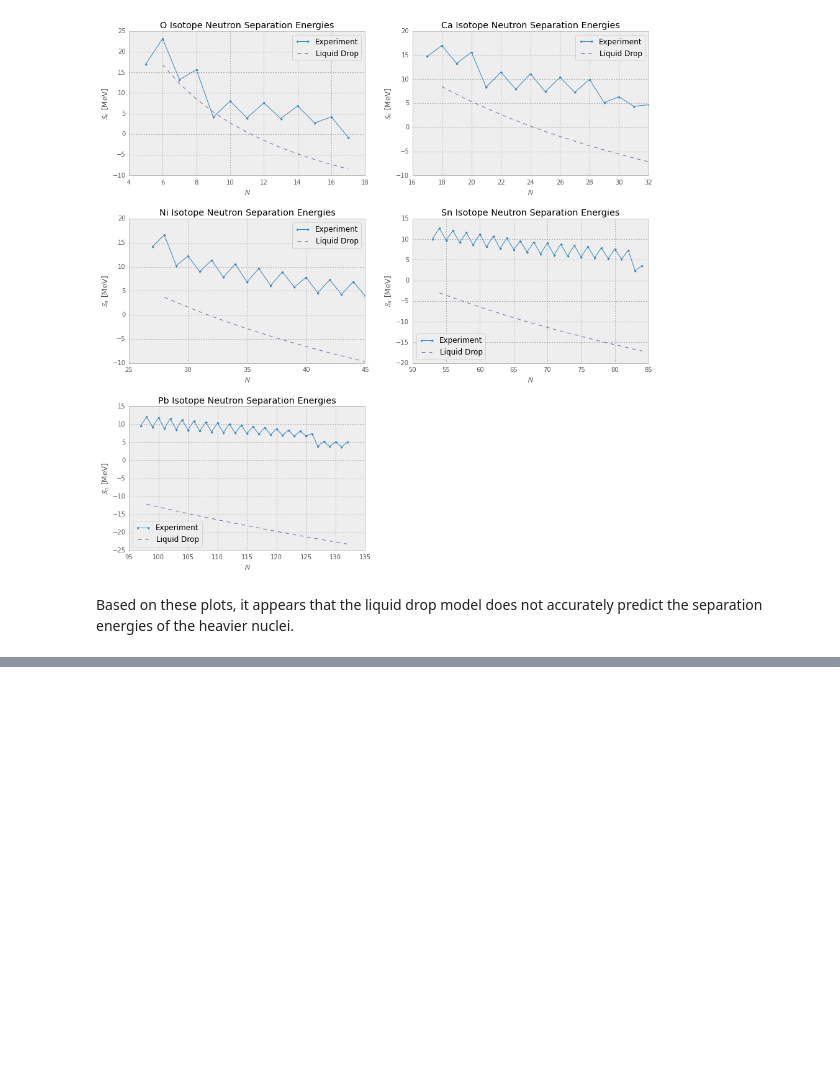
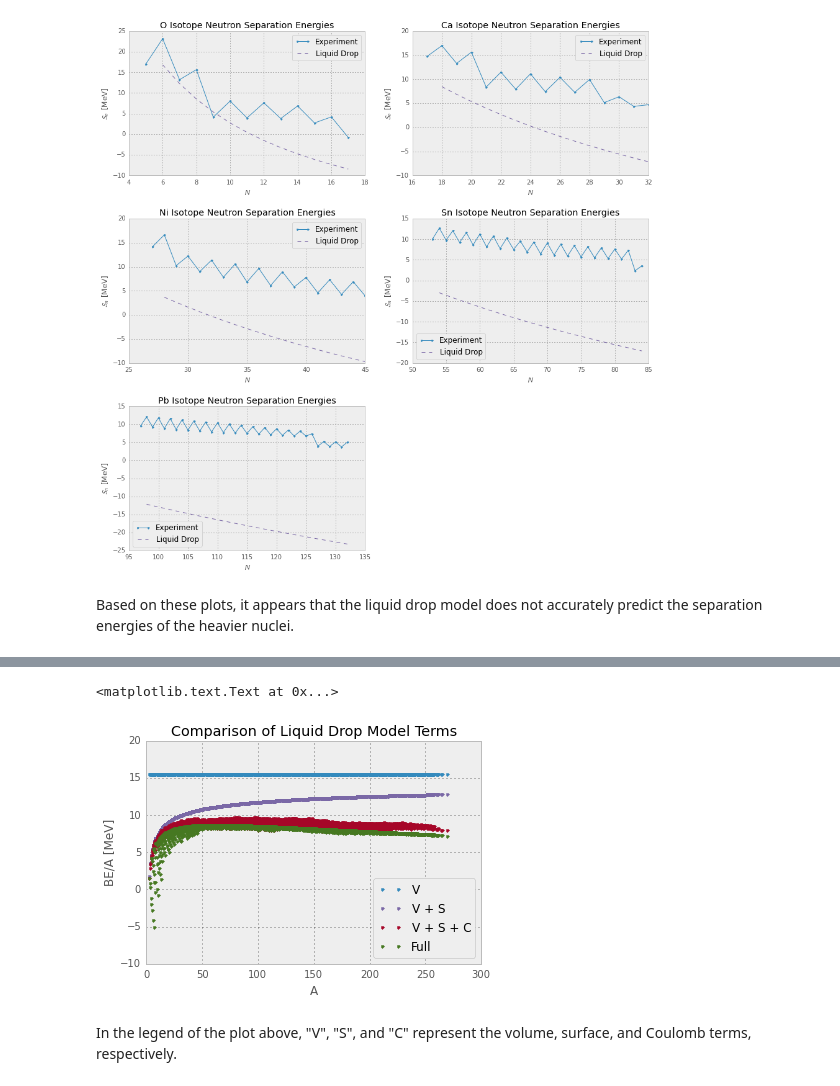
Before and after one commit to jbradt/structure_work, a Jupyter notebook: exercise_1/exercise_1.ipynb, the cells around one changed output, grey strips where cells are left out. Cells and saved outputs as stored; diff of their text form; code cells hidden in the pictures; blank space fills up the shorter version.

```diff
--- a/exercise_1/exercise_1.ipynb
+++ b/exercise_1/exercise_1.ipynb
@@ -109,0 +140,20 @@ Based on these plots, it appears that the liquid drop model does not accurately
+# %%
+zeroed_data = numpy.zeros((4, len(nzpairs), 2))
+for idx, p in enumerate(nzpairs):
+    x = p[0] + p[1]
+    zeroed_data[3, idx] = (x, ldrop_be(*p) / x)
+    zeroed_data[2, idx] = (x, ldrop_be(*p, a4=0) / x)
+    zeroed_data[1, idx] = (x, ldrop_be(*p, a3=0, a4=0) / x)
+    zeroed_data[0, idx] = (x, ldrop_be(*p, a2=0, a3=0, a4=0) / x)
+# %%
+for idx, data in enumerate(zeroed_data):
+    plt.plot(data[:,0], data[:,1], '.')
+plt.xlabel('A')
+plt.ylabel('BE/A [MeV]')
+plt.legend(('V', 'V + S', 'V + S + C', 'Full'), loc='lower right')
+plt.title('Comparison of Liquid Drop Model Terms')
+# %% [output]
+<matplotlib.text.Text at 0x...>
+[figure, added]
+# %% [markdown]
+In the legend of the plot above, "V", "S", and "C" represent the volume, surface, and Coulomb terms, respectively.
```
Also changed, not shown: parts of 6 cells of this notebook, 1 other file.
